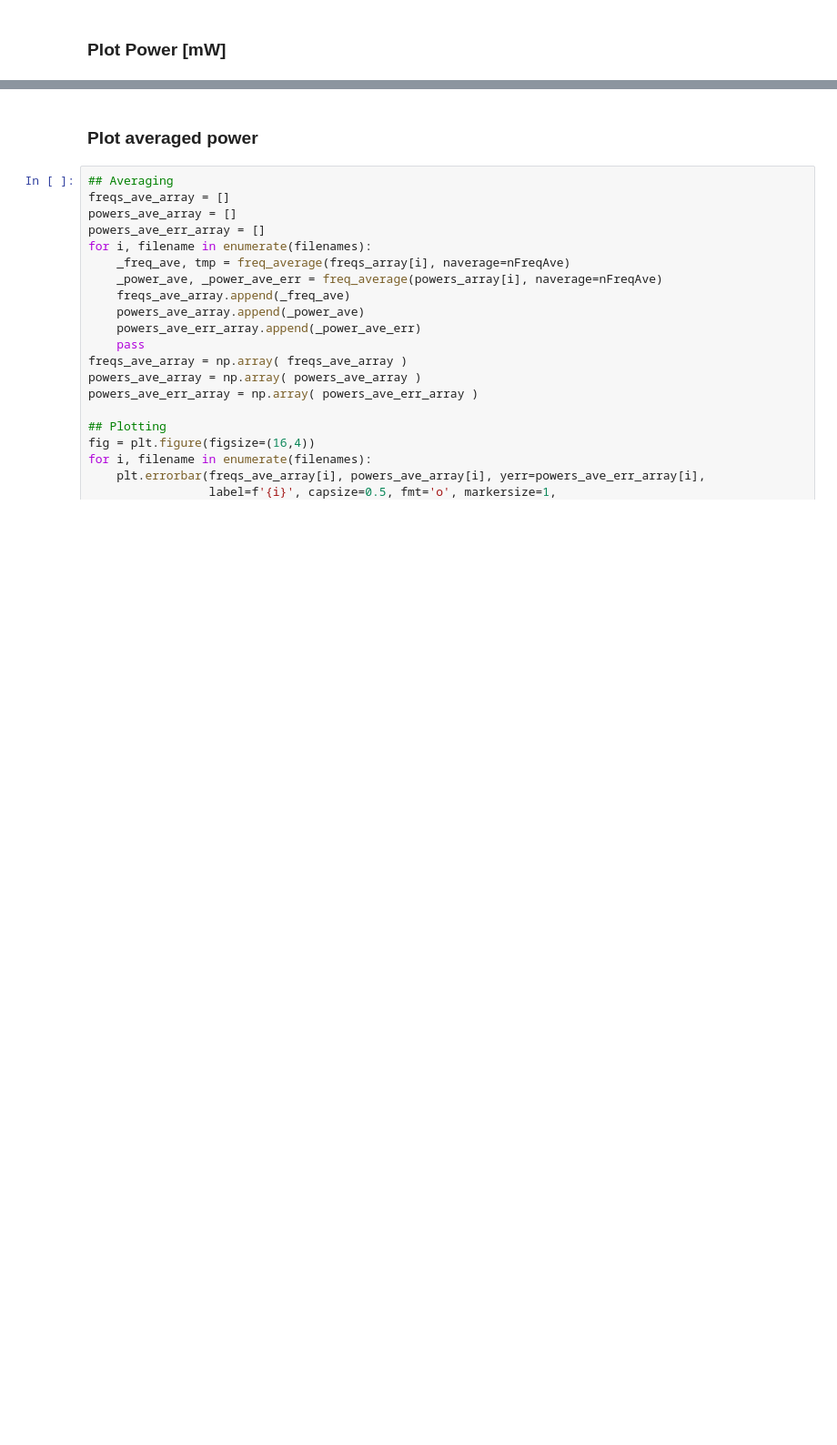
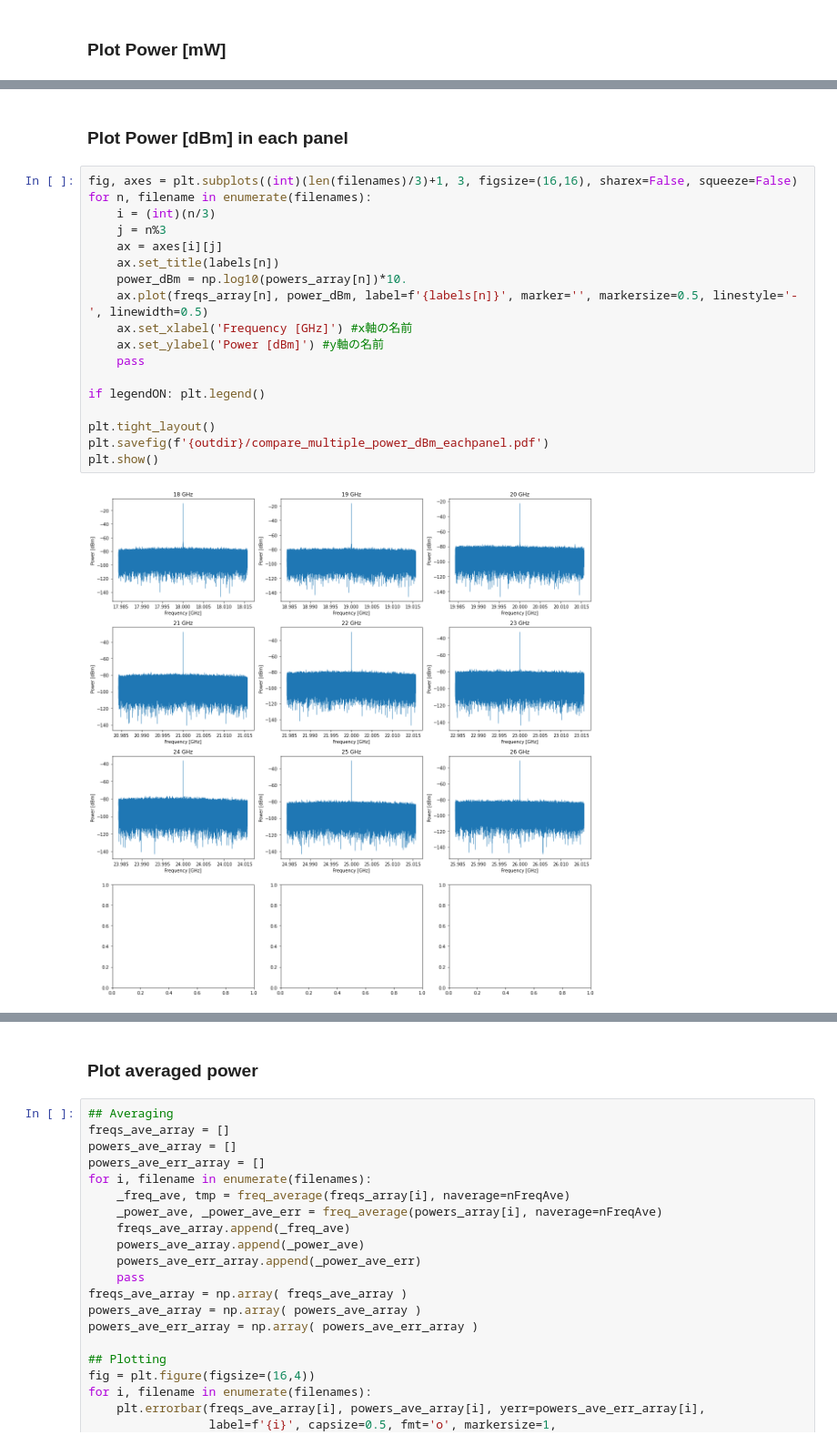
Before and after one commit to sadachi5/dosue-analysis, a Jupyter notebook: MeasureSpectrum/compare_multiple_spectra.ipynb, the cells around one changed output, grey strips where cells are left out. Shown at 91% size. Saved outputs shown, nothing was run; the diff lists cells and outputs as text; blank space fills up the shorter version.

```diff
--- a/MeasureSpectrum/compare_multiple_spectra.ipynb
+++ b/MeasureSpectrum/compare_multiple_spectra.ipynb
@@ -307,0 +332,22 @@ power > -65 dB: 87 @ [6.337] GHz
+# %% [markdown]
+###  Plot Power [dBm] in each panel
+# %%
+fig, axes = plt.subplots((int)(len(filenames)/3)+1, 3, figsize=(16,16), sharex=False, squeeze=False)
+for n, filename in enumerate(filenames):
+    i = (int)(n/3)
+    j = n%3
+    ax = axes[i][j]
+    ax.set_title(labels[n])
+    power_dBm = np.log10(powers_array[n])*10.
+    ax.plot(freqs_array[n], power_dBm, label=f'{labels[n]}', marker='', markersize=0.5, linestyle='-', linewidth=0.5)
+    ax.set_xlabel('Frequency [GHz]') #x軸の名前
+    ax.set_ylabel('Power [dBm]') #y軸の名前
+    pass
+
+if legendON: plt.legend()
+
+plt.tight_layout()
+plt.savefig(f'{outdir}/compare_multiple_power_dBm_eachpanel.pdf')
+plt.show()
+# %% [output]
+[figure, added]
```
Also changed, not shown: parts of 10 cells of this notebook, 5 other files.
